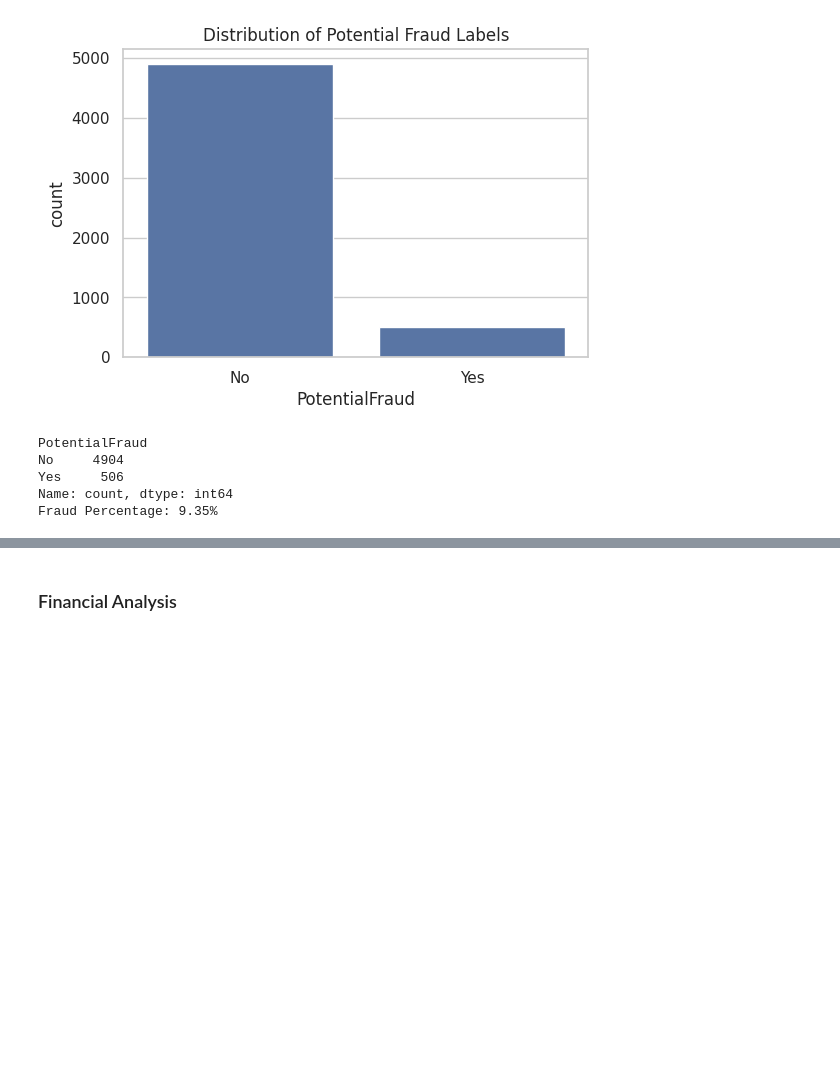
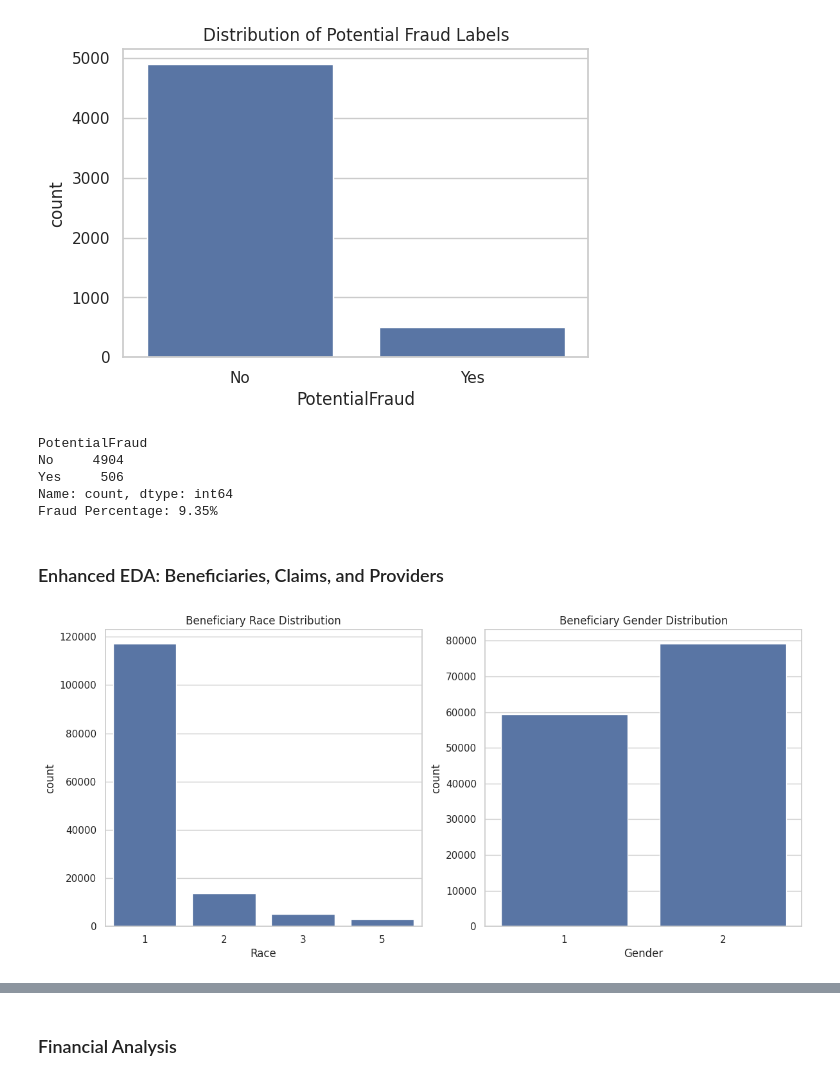
Before and after one commit to AhmedHaythamNaga/fraud_detection_project, a Jupyter notebook: notebooks/01_data_exploration_and_feature_engineering.ipynb, the cells around one changed output, grey strips where cells are left out. Cells and saved outputs as stored; diff of their text form; code cells hidden in the pictures; blank space fills up the shorter version.

```diff
--- a/notebooks/01_data_exploration_and_feature_engineering.ipynb
+++ b/notebooks/01_data_exploration_and_feature_engineering.ipynb
@@ -159,0 +241,5 @@ Unique Outpatient Claims: 517737
+# %%
+#handleing missing values for Beneficiary data
+#DOD will be DOB plus age
+train_beneficiary['isDead'] = train_beneficiary['DOD'].notnull()
+train_beneficiary.drop('DOD', axis=1, inplace=True)
@@ -176,3 +347,18 @@ No     4904
 Yes     506
 Name: count, dtype: int64
 Fraud Percentage: 9.35%
+# %% [markdown]
+### Enhanced EDA: Beneficiaries, Claims, and Providers
+# %%
+# Beneficiary Analysis
+
+
+# Race and Gender
+fig, axes = plt.subplots(1, 2, figsize=(14, 6))
+sns.countplot(x='Race', data=train_beneficiary, ax=axes[0])
+axes[0].set_title('Beneficiary Race Distribution')
+sns.countplot(x='Gender', data=train_beneficiary, ax=axes[1])
+axes[1].set_title('Beneficiary Gender Distribution')
+plt.show()
+# %% [output]
+[figure, added]
```
Also changed, not shown: parts of 38 cells of this notebook, 3 other files.
